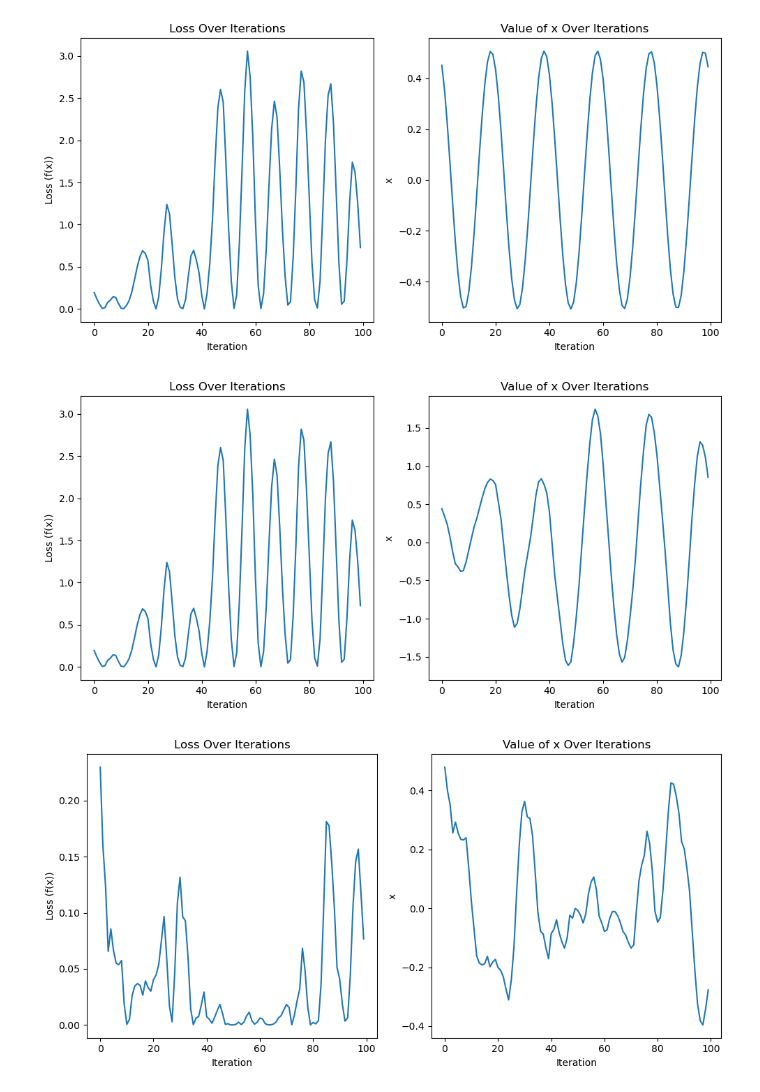
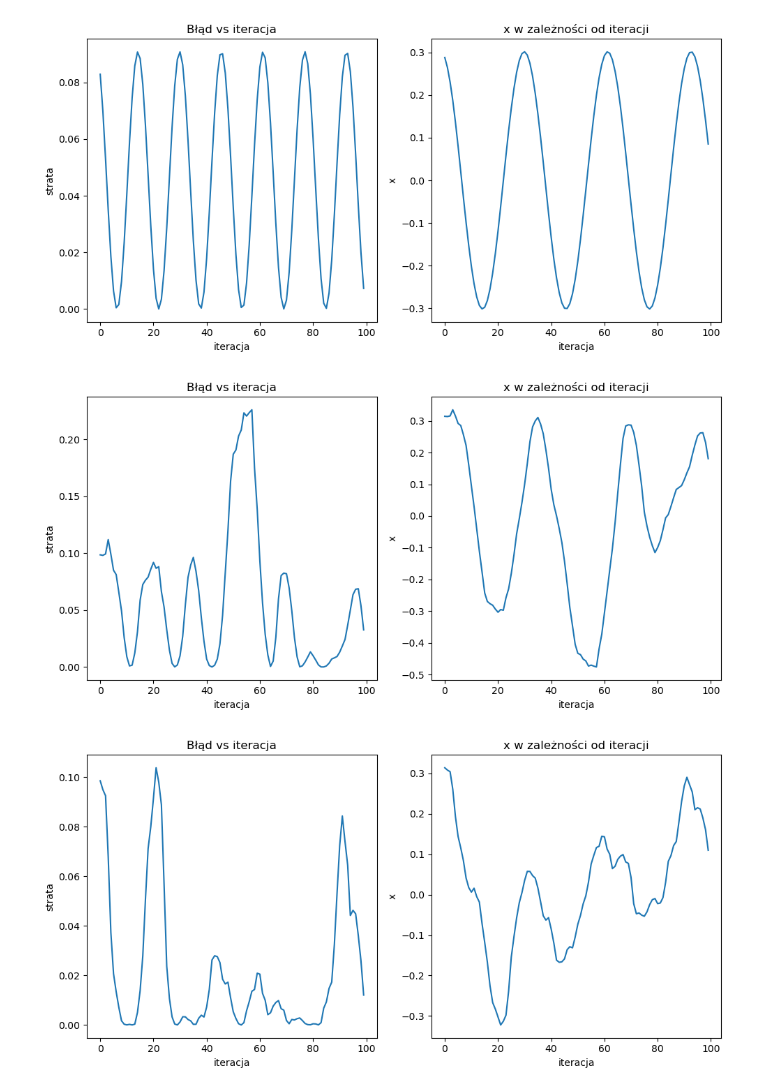
Before and after one commit to MilegoDzionka/BardzoGlebokieUczenie, a Jupyter notebook: Lab 2-3.ipynb, the cells around one changed output. Cells and saved outputs as stored; diff of their text form; code cells hidden in the pictures.

```diff
--- a/Lab 2-3.ipynb
+++ b/Lab 2-3.ipynb
@@ -55,43 +55,43 @@ def sgd_with_momentum(f, df, learning_rate=0.01, momentum=1, epsilon=1e-6, num_i
         loss_values.append(f(x))
     return x_values, loss_values
 # %%
-learning_rate = 0.05
+learning_rate = 0.02
 beta = 0.9
 num_iterations = 100
-x_init = 0.5
+x_init = 0.3
 momentum = 0.75
 error_variance = 0.9
 
 x_values_rms, loss_values_rms = rmsprop(f, df, learning_rate=learning_rate, beta=beta, num_iterations=num_iterations, x_init=x_init)
 x_values_adam, loss_values_adam = adam(f, df, learning_rate=learning_rate, beta1=0.9, beta2=0.999, num_iterations=num_iterations, x_init=x_init)
 x_values_sgd, loss_values_sgd = sgd_with_momentum(f, df, learning_rate=learning_rate, momentum=1, num_iterations=num_iterations, x_init=x_init, error_variance=error_variance)
 x_values_gd, loss_values_gd = sgd_with_momentum(f, df, learning_rate=learning_rate, num_iterations=num_iterations, x_init=x_init, add_noise=False)
 x_values_sgdM, loss_values_sgdM = sgd_with_momentum(f, df, learning_rate=learning_rate, momentum=momentum, num_iterations=num_iterations, x_init=x_init, error_variance=error_variance)
 
 
 def plotting(x_values, loss_values):
     plt.figure(figsize=(10, 5))
 
     plt.subplot(1, 2, 1)
     plt.plot(loss_values)
-    plt.title('Str')
-    plt.xlabel('Iteration')
-    plt.ylabel('Loss (f(x))')
+    plt.title('Błąd vs iteracja')
+    plt.xlabel('iteracja')
+    plt.ylabel('strata')
 
     plt.subplot(1, 2, 2)
     plt.plot(x_values)
-    plt.title('Value of x Over Iterations')
-    plt.xlabel('Iteration')
+    plt.title('x w zależności od iteracji')
+    plt.xlabel('iteracja')
     plt.ylabel('x')
 
     plt.tight_layout()
     plt.show()
-plotting(x_values_gd, loss_values_sgd)
+plotting(x_values_gd, loss_values_gd)
 plotting(x_values_sgd, loss_values_sgd)
 plotting(x_values_sgdM, loss_values_sgdM)
 plotting(x_values_rms,loss_values_rms)
 plotting(x_values_adam,loss_values_adam)
 # %% [output]
-[figure, old version]
+[figure, new version]
-[figure, old version]
+[figure, new version]
-[figure, old version]
+[figure, new version]
```
Also changed, not shown: parts of 2 cells of this notebook.
